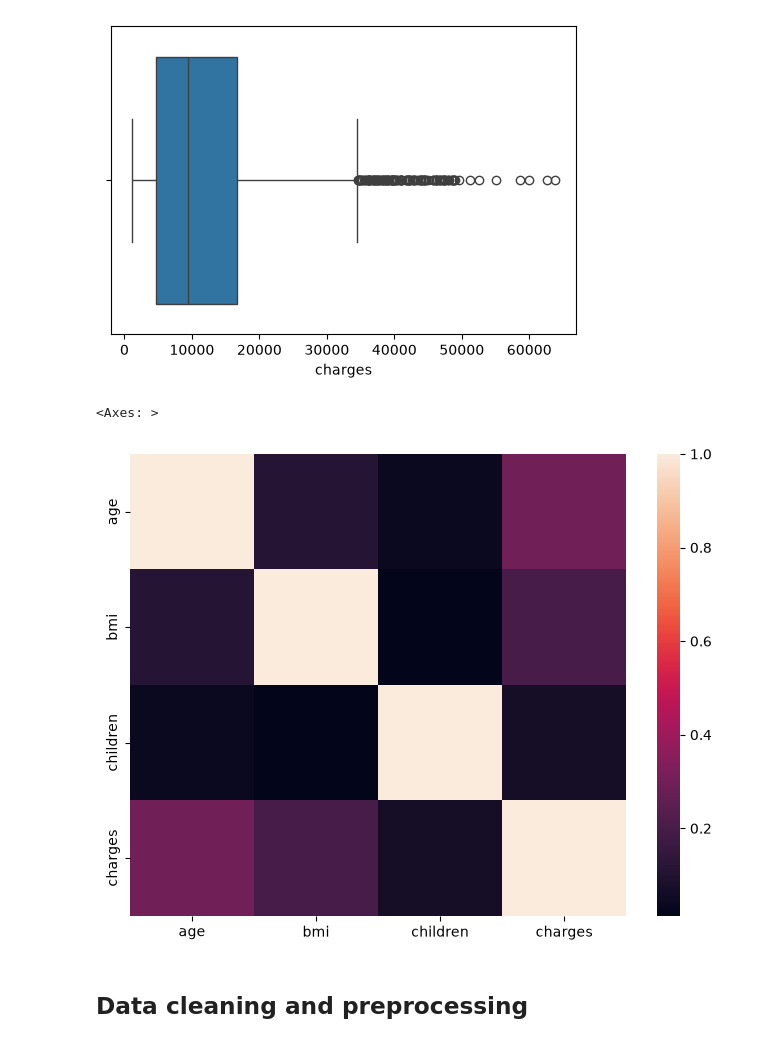
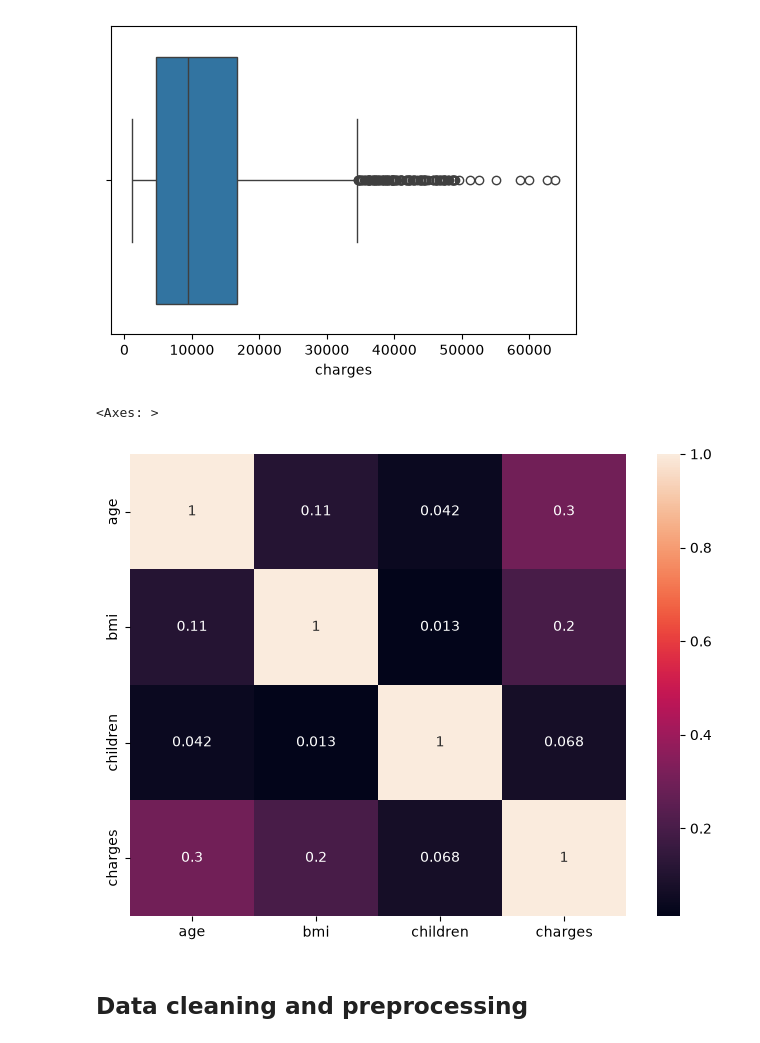
Before and after one commit to 0xshariq/machine-learning, a Jupyter notebook: src/machine_learning/part_1/insurance.ipynb, the cells around one changed output. Drawn from its saved outputs; the diff is of its cells as text; code cells hidden in the pictures.

```diff
--- a/src/machine_learning/part_1/insurance.ipynb
+++ b/src/machine_learning/part_1/insurance.ipynb
@@ -117,10 +117,10 @@ for col in numeric_columns:
 [figure]
 # %%
 plt.figure(figsize=(8,6))
-sns.heatmap(df.corr(numeric_only=True))
+sns.heatmap(df.corr(numeric_only=True),annot=True)
 # %% [output]
 <Axes: >
-[figure, old version]
+[figure, new version]
 # %% [markdown]
 ## Data cleaning and preprocessing
 # %%
```
Also changed, not shown: parts of 1 cell of this notebook, 5 other files.
